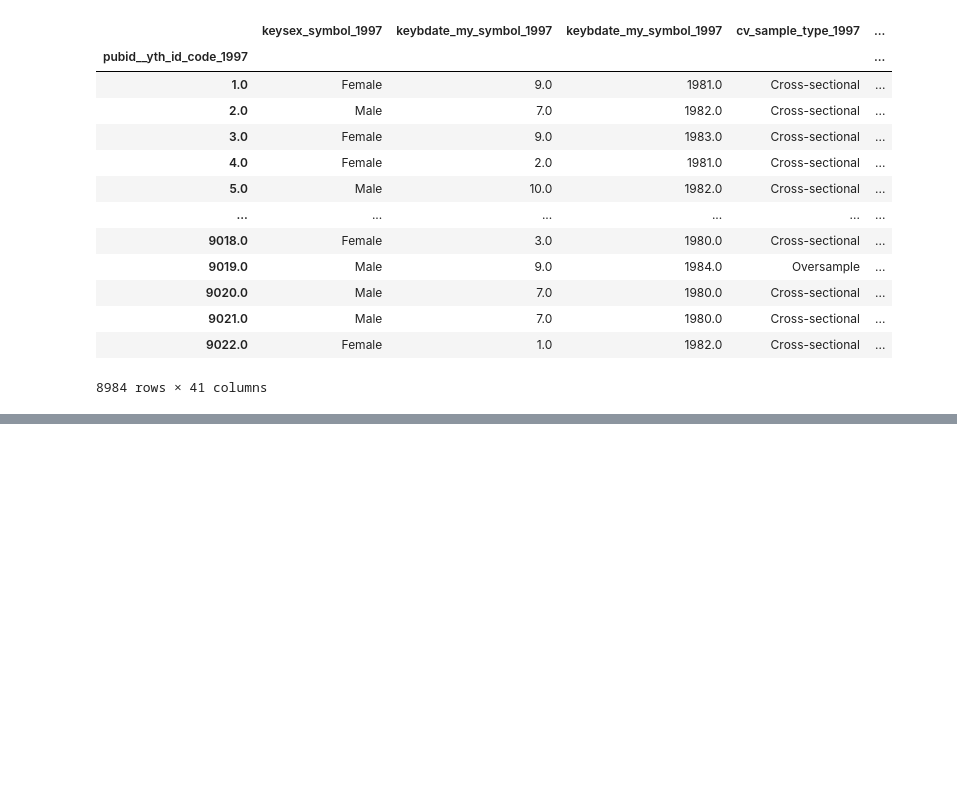
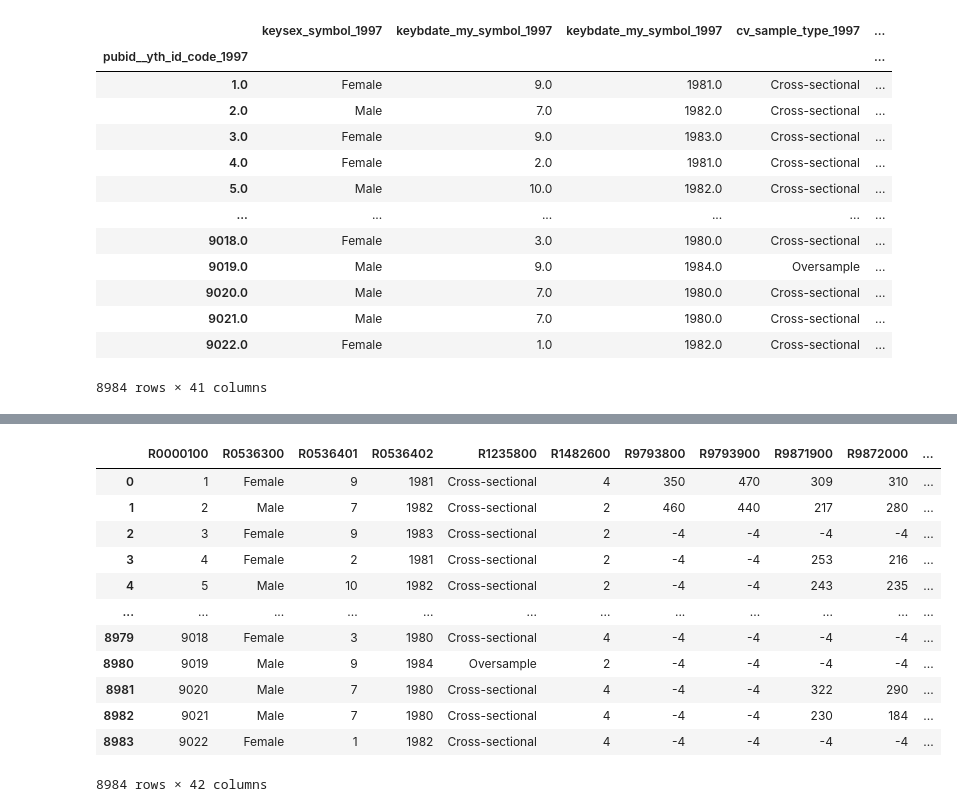
Before and after one commit to quocdat-le-insacvl/Python-Data-Cleaning-Cookbook, a Jupyter notebook: chapter_01/chapter01.ipynb, the cells around one changed output, grey strips where cells are left out. Cells and saved outputs as stored; diff of their text form; code cells hidden in the pictures; blank space fills up the shorter version.

```diff
--- a/chapter_01/chapter01.ipynb
+++ b/chapter_01/chapter01.ipynb
@@ -759,0 +800,6 @@ nls97stata
+# %%
+# set up a dictionary which map columns -> value labels
+with open('data/nlscodes.txt', 'r') as reader:
+    setvalues = eval(reader.read())
+
+pprint.pprint(setvalues)
@@ -759,0 +836,17 @@ nls97stata
+# %%
+nls97r.replace(setvalues, inplace=True)
+nls97r
+# %% [output]
+|  | R0000100 | R0536300 | R0536401 | R0536402 | R1235800 | R1482600 | R9793800 | R9793900 | R9871900 | R9872000 | ... |
+| 0 | 1 | Female | 9 | 1981 | Cross-sectional | 4 | 350 | 470 | 309 | 310 | ... |
+| 1 | 2 | Male | 7 | 1982 | Cross-sectional | 2 | 460 | 440 | 217 | 280 | ... |
+| 2 | 3 | Female | 9 | 1983 | Cross-sectional | 2 | -4 | -4 | -4 | -4 | ... |
+| 3 | 4 | Female | 2 | 1981 | Cross-sectional | 2 | -4 | -4 | 253 | 216 | ... |
+| 4 | 5 | Male | 10 | 1982 | Cross-sectional | 2 | -4 | -4 | 243 | 235 | ... |
+| ... | ... | ... | ... | ... | ... | ... | ... | ... | ... | ... | ... |
+| 8979 | 9018 | Female | 3 | 1980 | Cross-sectional | 4 | -4 | -4 | -4 | -4 | ... |
+| 8980 | 9019 | Male | 9 | 1984 | Oversample | 2 | -4 | -4 | -4 | -4 | ... |
+| 8981 | 9020 | Male | 7 | 1980 | Cross-sectional | 4 | -4 | -4 | 322 | 290 | ... |
+| 8982 | 9021 | Male | 7 | 1980 | Cross-sectional | 4 | -4 | -4 | 230 | 184 | ... |
+| 8983 | 9022 | Female | 1 | 1982 | Cross-sectional | 4 | -4 | -4 | -4 | -4 | ... |
+8984 rows × 42 columns
```
Also changed, not shown: parts of 14 cells of this notebook.
